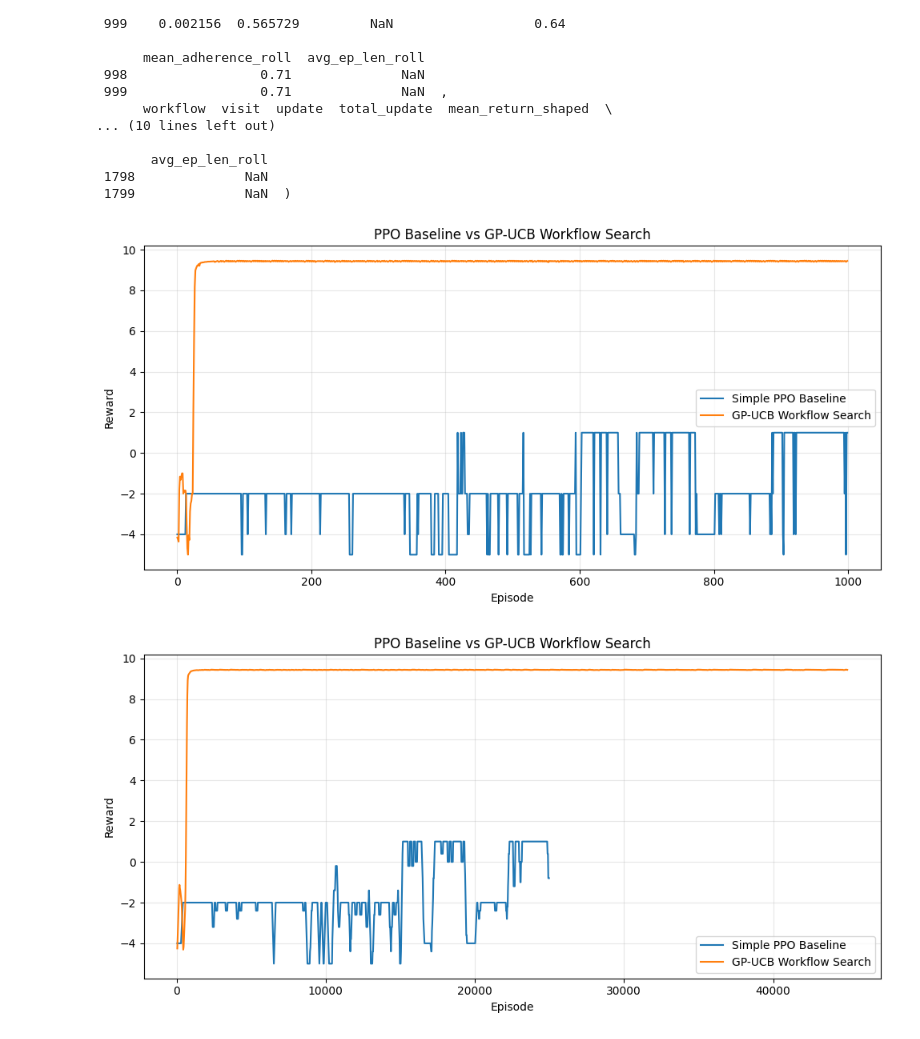
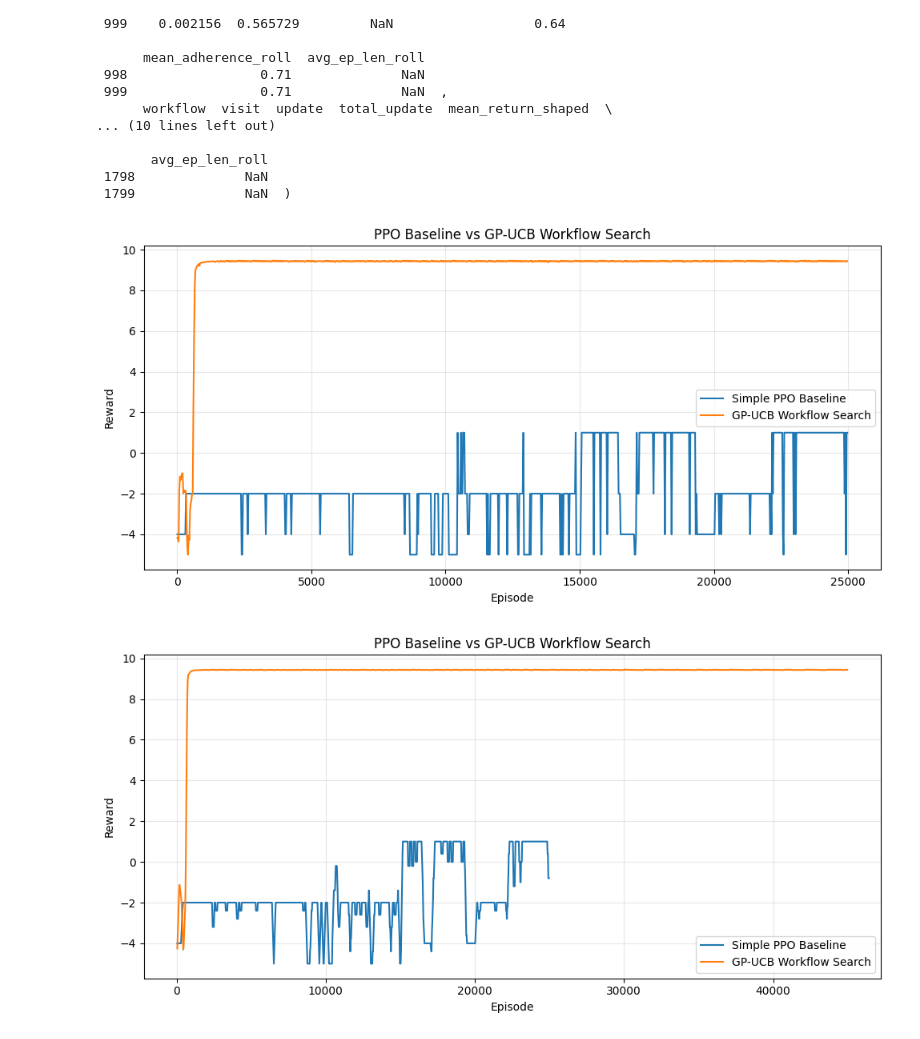
Before and after one commit to Guangyu-Jiang/RL-Workflow-Search, a Jupyter notebook: notebooks/plot_baseline_vs_gpucb.ipynb, the cells around one changed output. Cells and saved outputs as stored; diff of their text form; code cells hidden in the pictures.

```diff
--- a/notebooks/plot_baseline_vs_gpucb.ipynb
+++ b/notebooks/plot_baseline_vs_gpucb.ipynb
@@ -12,12 +12,12 @@ from pathlib import Path
 %matplotlib inline
 
 BASELINE_CSV = Path('/home/ubuntu/RL-Workflow-Search/logs/ppo_baseline_diagonal_mp_20250828_164323/updates.csv')
-BASELINE_CSV = Path('/home/ubuntu/RL-Workflow-Search/logs/baseline_regions_20251027_113406/updates.csv')
+#BASELINE_CSV = Path('/home/ubuntu/RL-Workflow-Search/logs/baseline_regions_20251027_113406/updates.csv')
 GPUCB_CSV = Path('/home/ubuntu/RL-Workflow-Search/logs/gpucb_diagonal_MainProcess_pid3273252_20250902_041740/updates.csv')
 GPUCB_CSV = Path('/home/ubuntu/RL-Workflow-Search/logs/gpucb_diagonal_revisit_MainProcess_pid3176897_20250904_084854/updates.csv')
 GPUCB_CSV = Path('/home/ubuntu/RL-Workflow-Search/logs/gpucb_diagonal_allowrevisit_MainProcess_pid4017383_20250922_002945/updates.csv')
 GPUCB_CSV = Path('/home/ubuntu/RL-Workflow-Search/logs/adh_reward_run_MainProcess_pid1250882_20251027_052139/updates.csv')
-GPUCB_CSV = Path('/home/ubuntu/RL-Workflow-Search/logs/regions_formal_MainProcess_pid1267167_20251027_064738/updates.csv')
+#GPUCB_CSV = Path('/home/ubuntu/RL-Workflow-Search/logs/regions_formal_MainProcess_pid1267167_20251027_064738/updates.csv')
 assert BASELINE_CSV.exists(), f"Missing baseline CSV: {BASELINE_CSV}"
 assert GPUCB_CSV.exists(), f"Missing GP-UCB CSV: {GPUCB_CSV}"
 
@@ -131,24 +131,24 @@ s = pd.concat([gpucb_df['mean_env_return'].iloc[:1000],
 # %%
 # Plot: Env-only reward vs total updates (baseline update vs GP-UCB total_update)
 
 plt.figure(figsize=(10,5))
-plt.plot(baseline_df['update'][:1000], baseline_df['mean_env_return'][:1000], alpha=1, label='Simple PPO Baseline')
+plt.plot(baseline_df['update'][:1000]*25, baseline_df['mean_env_return'][:1000], alpha=1, label='Simple PPO Baseline')
 #if 'mean_env_return_roll' in baseline_df.columns:
     #plt.plot(baseline_df['update']*25, baseline_df['mean_env_return_roll'], label='Simple PPO Baseline')
 
-plt.plot(gpucb_df['total_update'][:1000], s, alpha=1, label='GP-UCB Workflow Search')
+plt.plot(gpucb_df['total_update'][:1000]*25, gpucb_df['mean_env_return'][:1000], alpha=1, label='GP-UCB Workflow Search')
 #if 'mean_env_return_roll' in gpucb_df.columns:
     #plt.plot(gpucb_df['total_update']*25, gpucb_df['mean_env_return_roll'], label='GP-UCB Workflow Search')
 
 plt.xlabel('Episode')
 plt.ylabel('Reward')
 plt.title('PPO Baseline vs GP-UCB Workflow Search')
 plt.legend()
 plt.grid(True, alpha=0.3)
 plt.tight_layout()
 plt.show()
 # %% [output]
-[figure, old version]
+[figure, new version]
 # %%
 import matplotlib.pyplot as plt
 
```
Also changed, not shown: parts of 3 cells of this notebook, 6 other files.
